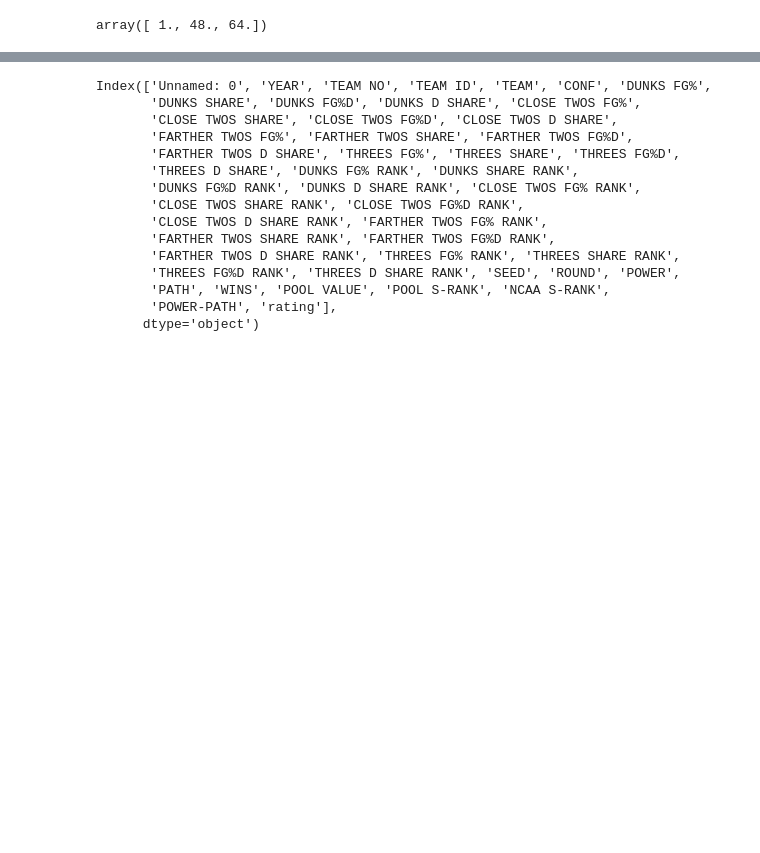
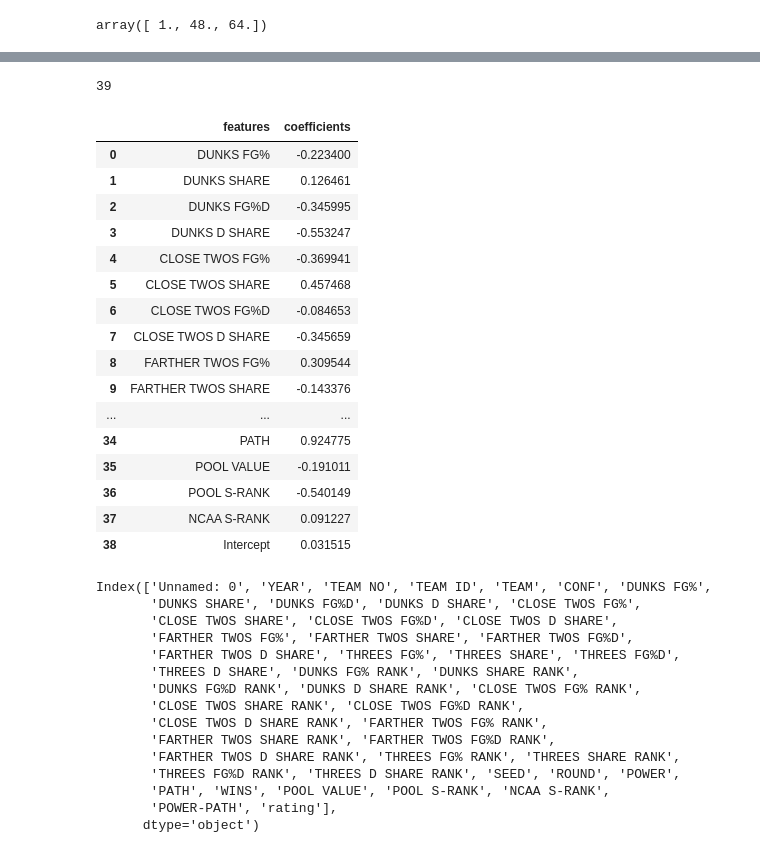
Before and after one commit to rhit-utsisda/ML-Project, a Jupyter notebook: Project/FirstAttemptLR.ipynb, the cells around one changed output, grey strips where cells are left out. Saved outputs shown, nothing was run; the diff lists cells and outputs as text; code cells hidden in the pictures; blank space fills up the shorter version.

```diff
--- a/Project/FirstAttemptLR.ipynb
+++ b/Project/FirstAttemptLR.ipynb
@@ -27,11 +27,15 @@ array([ 1., 48., 64.])
 # %%
 df_train = df[df['YEAR'] != 2024]
 df_test = df[df['YEAR'] == 2024]
-# X_train = df_train.drop(['Unnamed: 0','YEAR','TEAM NO','TEAM ID','TEAM','CONF','WINS','ROUND', 'POWER-PATH'],axis=1)
-X_train = df_train.drop(['rating', 'Unnamed: 0', 'YEAR', 'TEAM NO', 'TEAM ID', 'TEAM', 'CONF', 'SEED', 'ROUND', 'POWER', 'PATH', 'POOL VALUE', 'POOL S-RANK', 'NCAA S-RANK', 'POWER-PATH', 'WINS'], axis=1)
+X_train = df_train.drop(['rating', 'Unnamed: 0','YEAR','TEAM NO','TEAM ID','TEAM','CONF','WINS','ROUND', 'POWER-PATH'],axis=1)
+X_train = (X_train - X_train.mean()) / X_train.std()
+# X_train = df_train.drop(['rating', 'Unnamed: 0','YEAR','TEAM NO','TEAM ID','TEAM','CONF','WINS','ROUND'],axis=1)
+# X_train = df_train.drop(['Unnamed: 0', 'YEAR', 'TEAM NO', 'TEAM ID', 'TEAM', 'CONF', 'SEED', 'ROUND', 'POWER', 'PATH', 'POOL VALUE', 'POOL S-RANK', 'NCAA S-RANK', 'POWER-PATH', 'WINS'], axis=1)
 
-# X_test = df_test.drop(['Unnamed: 0','YEAR','TEAM NO','TEAM ID','TEAM','CONF','WINS','ROUND', 'POWER-PATH'],axis=1)
-X_test = df_test.drop(['rating', 'Unnamed: 0', 'YEAR', 'TEAM NO', 'TEAM ID', 'TEAM', 'CONF', 'SEED', 'ROUND', 'POWER', 'PATH', 'POOL VALUE', 'POOL S-RANK', 'NCAA S-RANK', 'POWER-PATH', 'WINS'], axis=1)
+X_test = df_test.drop(['rating', 'Unnamed: 0','YEAR','TEAM NO','TEAM ID','TEAM','CONF','WINS','ROUND', 'POWER-PATH'],axis=1)
+X_test = (X_test - X_test.mean()) / X_test.std()
+# X_test = df_test.drop(['rating', 'Unnamed: 0','YEAR','TEAM NO','TEAM ID','TEAM','CONF','WINS','ROUND'],axis=1)
+# X_test = df_test.drop(['Unnamed: 0', 'YEAR', 'TEAM NO', 'TEAM ID', 'TEAM', 'CONF', 'SEED', 'ROUND', 'POWER', 'PATH', 'POOL VALUE', 'POOL S-RANK', 'NCAA S-RANK', 'POWER-PATH', 'WINS'], axis=1)
 
 y_train = df_train.rating
 y_test = df_test.rating
@@ -66,3 +93,32 @@ lr.score(X_test, y_test)
+# %%
+len(coef_data.index)
+# %% [output]
+39
+# %%
+coef_data = pd.DataFrame()
+coef_data['features'] = X_train.columns
+coef_data['coefficients'] = lr.coef_.reshape(-1, 1)
+coef_data.loc[len(coef_data.index)] = ['Intercept', lr.intercept_[0]]
+
+coef_data
+# %% [output]
+|  | features | coefficients |
+| 0 | DUNKS FG% | -0.223400 |
+| 1 | DUNKS SHARE | 0.126461 |
+| 2 | DUNKS FG%D | -0.345995 |
+| 3 | DUNKS D SHARE | -0.553247 |
+| 4 | CLOSE TWOS FG% | -0.369941 |
+| 5 | CLOSE TWOS SHARE | 0.457468 |
+| 6 | CLOSE TWOS FG%D | -0.084653 |
+| 7 | CLOSE TWOS D SHARE | -0.345659 |
+| 8 | FARTHER TWOS FG% | 0.309544 |
+| 9 | FARTHER TWOS SHARE | -0.143376 |
+| ... | ... | ... |
+| 34 | PATH | 0.924775 |
+| 35 | POOL VALUE | -0.191011 |
+| 36 | POOL S-RANK | -0.540149 |
+| 37 | NCAA S-RANK | 0.091227 |
+| 38 | Intercept | 0.031515 |
 # %%
 df.columns
 # %% [output]
```
Also changed, not shown: parts of 7 cells of this notebook.
